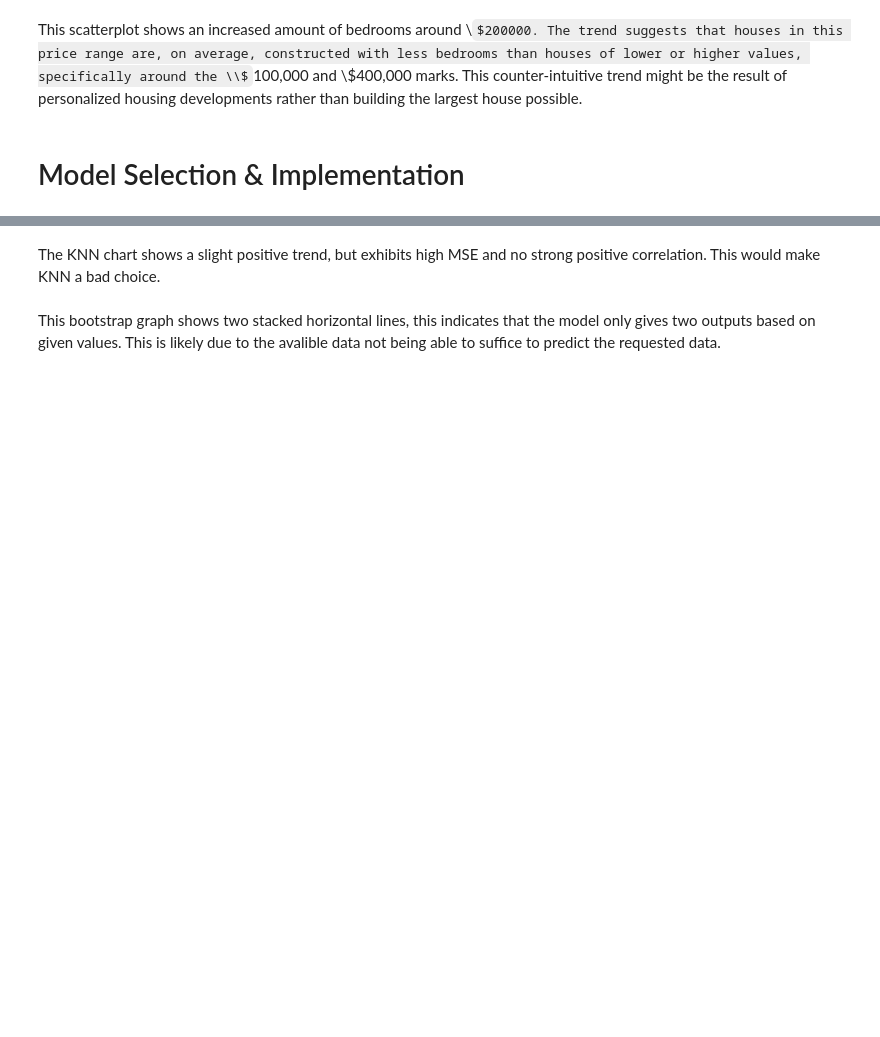
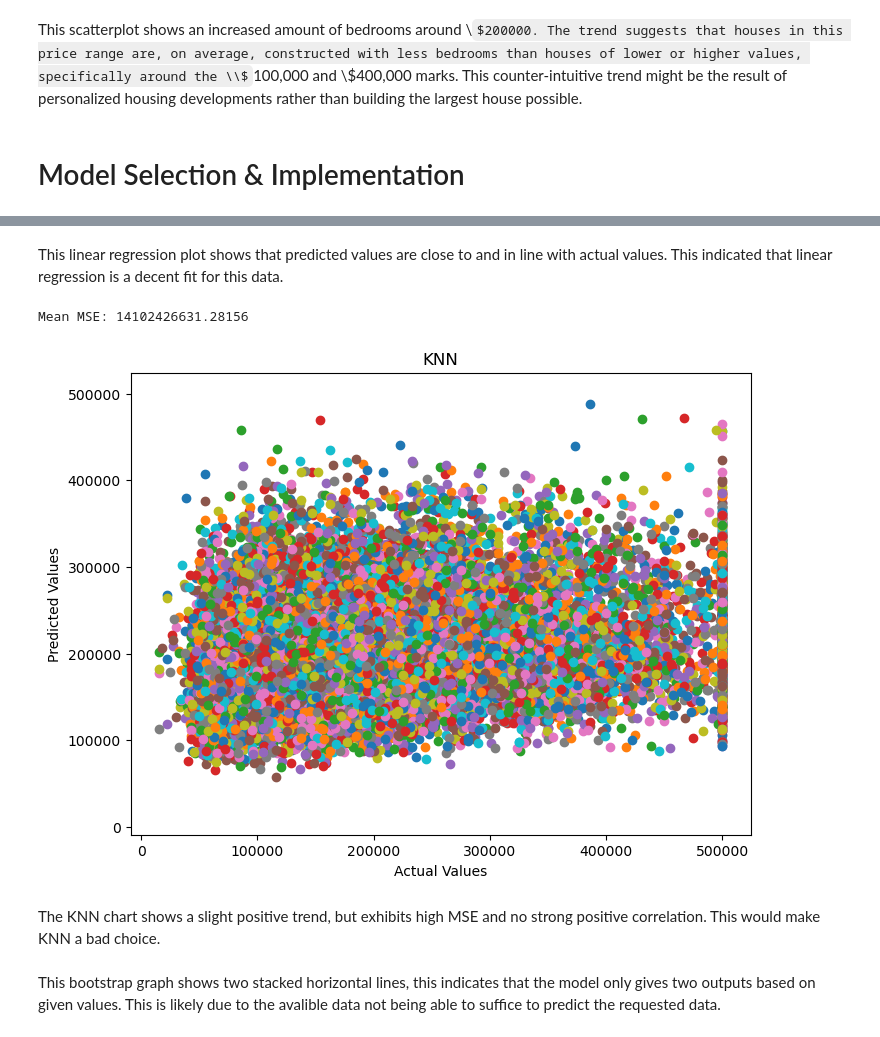
Before and after one commit to vincentsgherzi/cogs109, a Jupyter notebook: Cogs109-Final.ipynb, the cells around one changed output, grey strips where cells are left out. Cells and saved outputs as stored; diff of their text form; code cells hidden in the pictures; some formulas as TeX source; blank space fills up the shorter version.

```diff
--- a/Cogs109-Final.ipynb
+++ b/Cogs109-Final.ipynb
@@ -255,34 +256,39 @@ This linear regression plot shows that predicted values are close to and in line
+# %% [markdown]
+This linear regression plot shows that predicted values are close to and in line with actual values. This indicated that linear regression is a decent fit for this data.
 # %%
 from sklearn.model_selection import LeaveOneOut
 
 loo = LeaveOneOut()
 mse_scores = []
 
 for train_index, test_index in loo.split(X):
     X_train, X_test = X.iloc[train_index], X.iloc[test_index]
     y_train, y_test = y.iloc[train_index], y.iloc[test_index]
 
     knn = KNeighborsRegressor()
     knn.fit(X_train, y_train)
 
     y_pred = knn.predict(X_test)
 
     mse = mean_squared_error(y_test, y_pred)
     mse_scores.append(mse)
 
-    plt.scatter(y_test_np, y_pred)
+    plt.scatter(y_test, y_pred)
+    plt.plot([y_test.min(), y_test.max()], [y_test.min(), y_test.max()], 'r--')
 
-mean_mse = np.mean(mse_scores)
+knn_mean_mse = np.mean(mse_scores)
 
-print("Mean MSE:", mean_mse)
+print("Mean MSE:", knn_mean_mse)
 
-plt.plot([y_test_np.min(), y_test_np.max()], [y_test_np.min(), y_test_np.max()], 'r--')
 plt.xlabel('Actual Values')
 plt.ylabel('Predicted Values')
 plt.title('KNN')
 plt.show()
+# %% [output]
+Mean MSE: 14102426631.28156
+[figure, added]
-# %% [markdown]
-The KNN chart shows a slight positive trend, but exhibits high MSE and no strong positive correlation. This would make KNN a bad choice.
+# %% [markdown]
+The KNN chart shows a slight positive trend, but exhibits high MSE and no strong positive correlation. This would make KNN a bad choice.
 # %%
 #bootstrap
 dfnew = pd.read_csv('house.csv')
@@ -339,8 +344,8 @@ print("Mean MSE:", np.mean(mse_arr))
 plt.xlabel('Actual Values')
 plt.ylabel('Predicted Values')
 plt.title('Bootstrap')
-# %% [markdown]
-This bootstrap graph shows two stacked horizontal lines, this indicates that the model only gives two outputs based on given values. This is likely due to the avalible data not being able to suffice to predict the requested data.
+# %% [markdown]
+This bootstrap graph shows two stacked horizontal lines, this indicates that the model only gives two outputs based on given values. This is likely due to the avalible data not being able to suffice to predict the requested data.
 # %%
 # compare MSE, R^2 of models against each other
 
```
Also changed, not shown: parts of 4 cells of this notebook.
